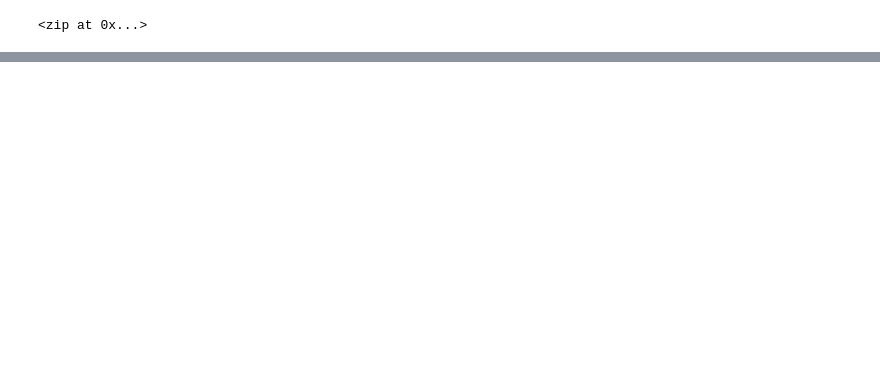
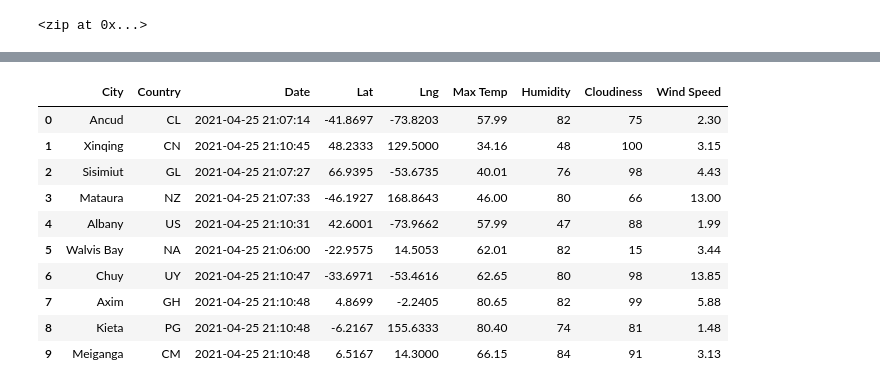
Before and after one commit to aricciardelli2/UCB-Projects, a Jupyter notebook: world_weather_analysis/WeatherPy.ipynb, the cells around one changed output, grey strips where cells are left out. Drawn from its saved outputs; the diff is of its cells as text; code cells hidden in the pictures; blank space fills up the shorter version.

Commit message:
Weather data extraction

```diff
--- a/world_weather_analysis/WeatherPy.ipynb
+++ b/world_weather_analysis/WeatherPy.ipynb
@@ -49,0 +75,8 @@ len(cities)
+# %%
+city_data = []
+
+print("Beginning Data Retrieval     ")
+print("-----------------------------")
+
+record_count = 1
+set_count = 1
@@ -49,0 +151,3 @@ len(cities)
+# %%
+city_data_df = pd.DataFrame(city_data)
+city_data_df.head()
@@ -49,0 +161,17 @@ len(cities)
+# %%
+new_column_order = ["City", "Country", "Date", "Lat", "Lng", "Max Temp", "Humidity", "Cloudiness", "Wind Speed"]
+city_data_df = city_data_df[new_column_order]
+# %%
+city_data_df.head(10)
+# %% [output]
+|  | City | Country | Date | Lat | Lng | Max Temp | Humidity | Cloudiness | Wind Speed |
+| 0 | Ancud | CL | 2021-04-25 21:07:14 | -41.8697 | -73.8203 | 57.99 | 82 | 75 | 2.30 |
+| 1 | Xinqing | CN | 2021-04-25 21:10:45 | 48.2333 | 129.5000 | 34.16 | 48 | 100 | 3.15 |
+| 2 | Sisimiut | GL | 2021-04-25 21:07:27 | 66.9395 | -53.6735 | 40.01 | 76 | 98 | 4.43 |
+| 3 | Mataura | NZ | 2021-04-25 21:07:33 | -46.1927 | 168.8643 | 46.00 | 80 | 66 | 13.00 |
+| 4 | Albany | US | 2021-04-25 21:10:31 | 42.6001 | -73.9662 | 57.99 | 47 | 88 | 1.99 |
+| 5 | Walvis Bay | NA | 2021-04-25 21:06:00 | -22.9575 | 14.5053 | 62.01 | 82 | 15 | 3.44 |
+| 6 | Chuy | UY | 2021-04-25 21:10:47 | -33.6971 | -53.4616 | 62.65 | 80 | 98 | 13.85 |
+| 7 | Axim | GH | 2021-04-25 21:10:48 | 4.8699 | -2.2405 | 80.65 | 82 | 99 | 5.88 |
+| 8 | Kieta | PG | 2021-04-25 21:10:48 | -6.2167 | 155.6333 | 80.40 | 74 | 81 | 1.48 |
+| 9 | Meiganga | CM | 2021-04-25 21:10:48 | 6.5167 | 14.3000 | 66.15 | 84 | 91 | 3.13 |
```
Also changed, not shown: parts of 11 cells of this notebook, 4 other files.
